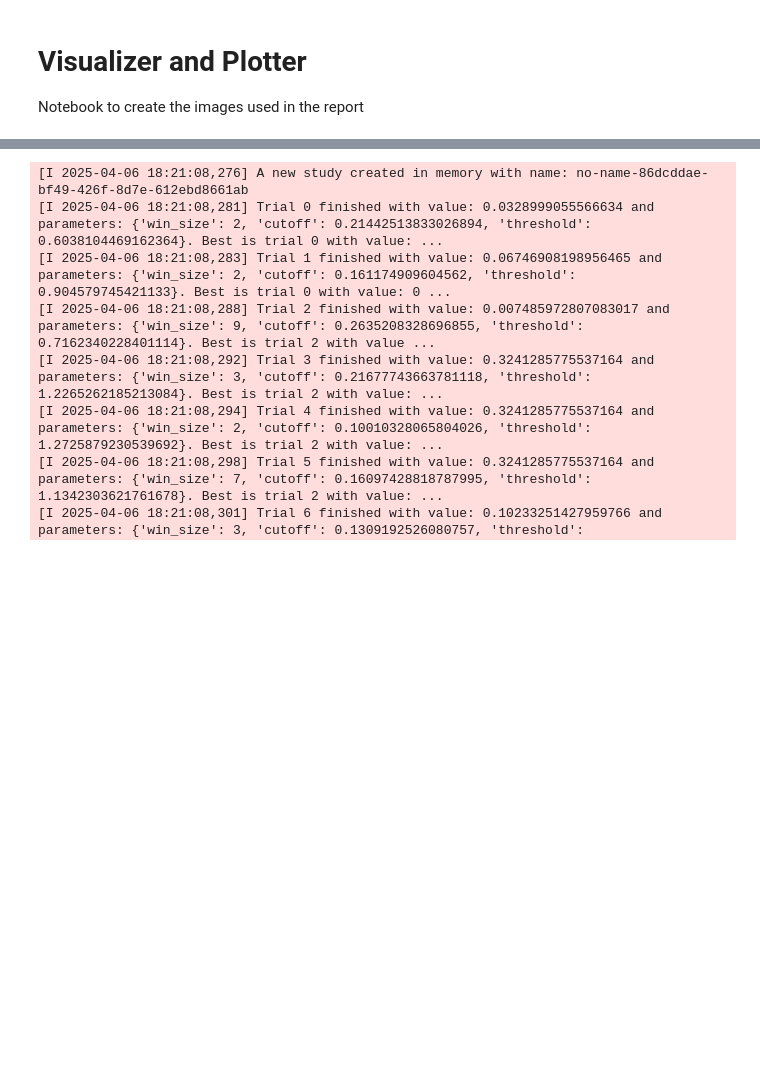
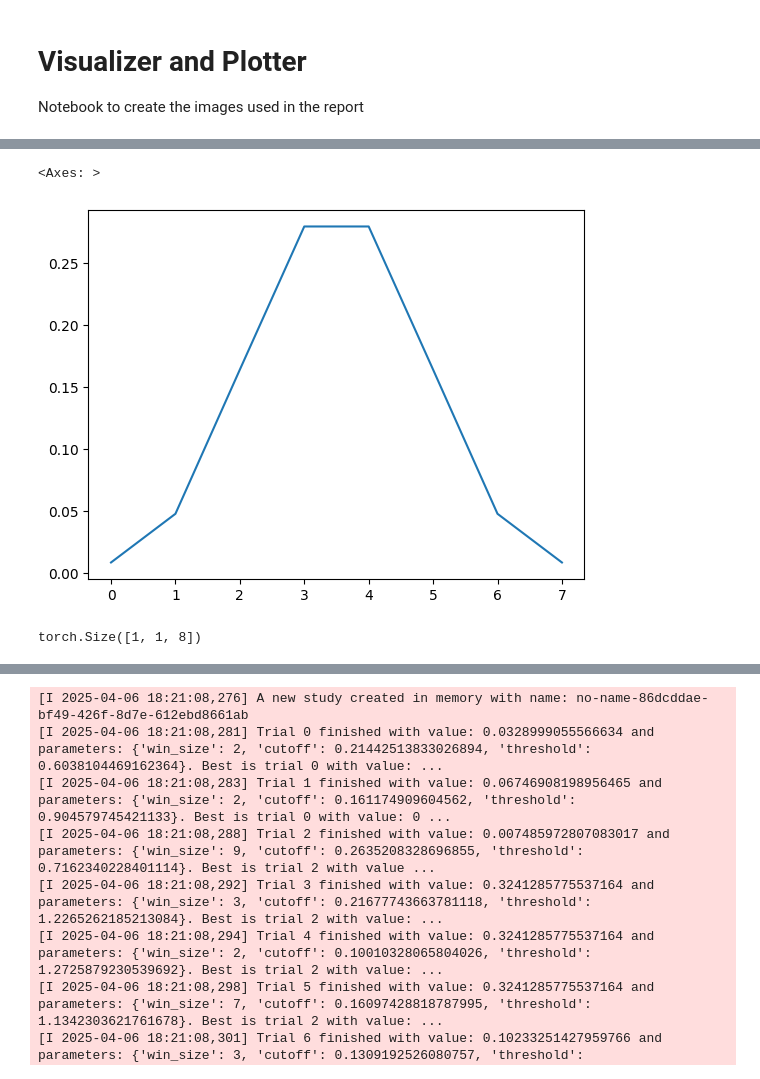
Before and after one commit to sin22766/snn-encoder-test, a Jupyter notebook: visualizer.ipynb, the cells around one changed output, grey strips where cells are left out. Drawn from its saved outputs; the diff is of its cells as text; code cells hidden in the pictures; blank space fills up the shorter version.

```diff
--- a/visualizer.ipynb
+++ b/visualizer.ipynb
@@ -14,11 +4,0 @@ data_loader = DataLoader(dataset, batch_size=32, shuffle=True, num_workers=4)
-# %%
-import matplotlib.pyplot as plt
-import numpy as np
-import seaborn as sns
-
-time_steps = np.arange(0, 128, 1)
-noise = np.random.normal(0, 0.1, size=time_steps.shape)
-signal = np.sin(((2 * np.pi / 64) * (time_steps - 16))) + noise
-
-# Normalize signal between 0 and 1 to represent firing probability
-normalized_data = (signal - signal.min()) / (signal.max() - signal.min())
@@ -541,0 +34,7 @@ torch.Size([20, 100])
+# %%
+filter_w = signal.firwin(8, cutoff=0.2)
+filter_w = torch.tensor(filter_w, dtype=torch.float32)
+sns.lineplot(filter_w)
+# %% [output]
+<Axes: >
+[figure, added]
@@ -541,0 +107,4 @@ torch.Size([20, 100])
+# %%
+filter_window.view(1, 1, -1).shape
+# %% [output]
+torch.Size([1, 1, 8])
```
Also changed, not shown: parts of 46 cells of this notebook, 3 other files.
